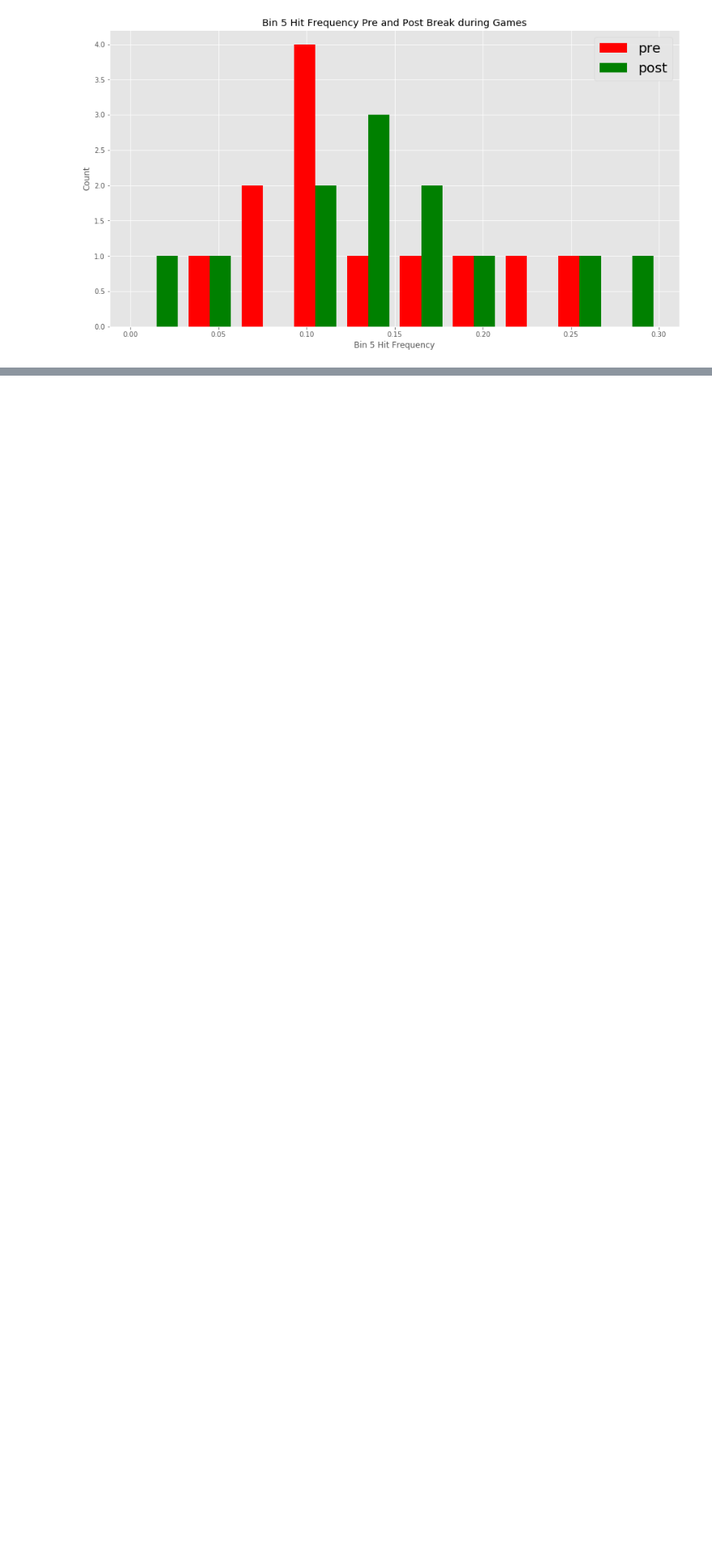
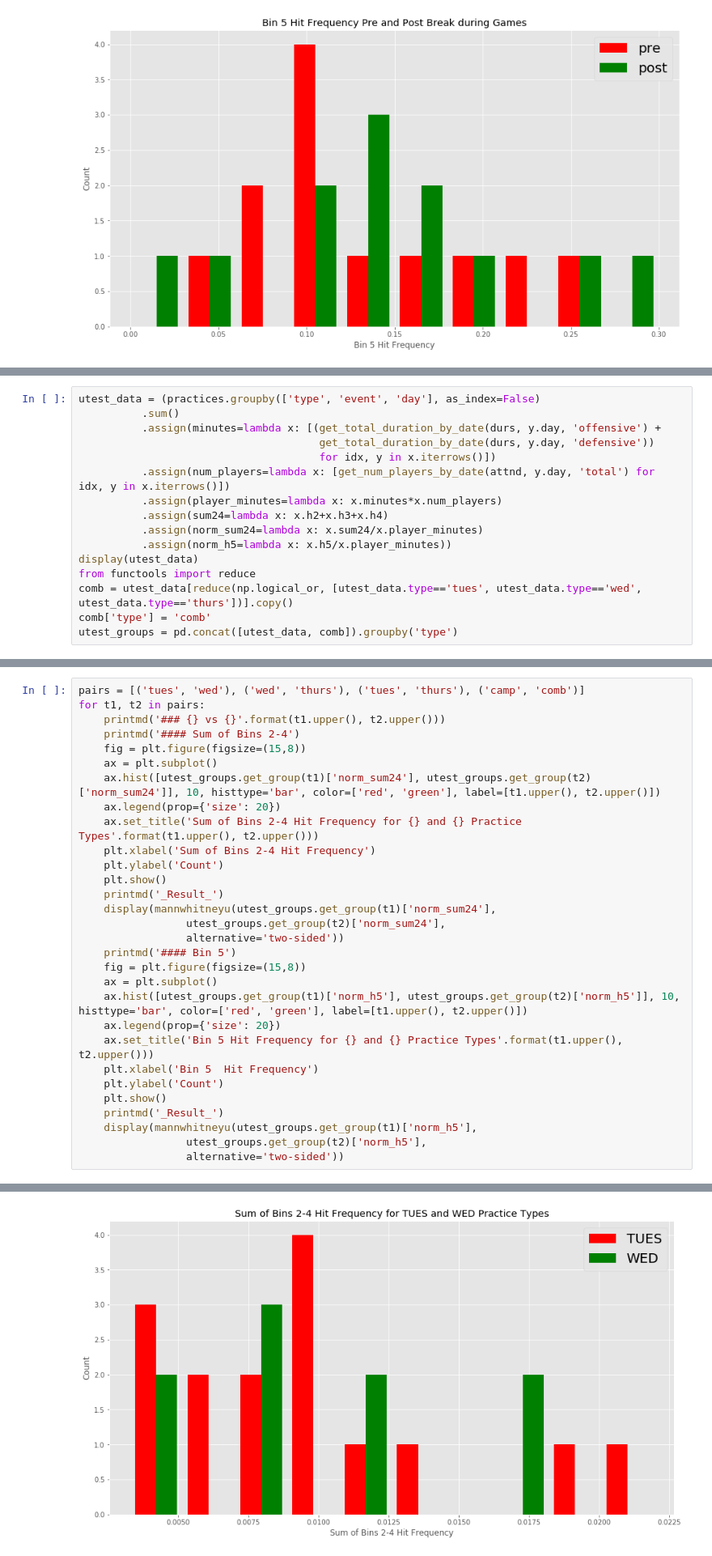
Before and after one commit to smhilde/ut_hits, a Jupyter notebook: Round 2.ipynb, the cells around one changed output, grey strips where cells are left out. Shown at 81% size. Drawn from its saved outputs; the diff is of its cells as text; blank space fills up the shorter version.

```diff
--- a/Round 2.ipynb
+++ b/Round 2.ipynb
@@ -946,0 +951,16 @@ plt.show()
+# %%
+utest_data = (practices.groupby(['type', 'event', 'day'], as_index=False)
+          .sum()
+          .assign(minutes=lambda x: [(get_total_duration_by_date(durs, y.day, 'offensive') +
+                                      get_total_duration_by_date(durs, y.day, 'defensive'))
+                                      for idx, y in x.iterrows()])
+          .assign(num_players=lambda x: [get_num_players_by_date(attnd, y.day, 'total') for idx, y in x.iterrows()])
+          .assign(player_minutes=lambda x: x.minutes*x.num_players)
+          .assign(sum24=lambda x: x.h2+x.h3+x.h4)
+          .assign(norm_sum24=lambda x: x.sum24/x.player_minutes)
+          .assign(norm_h5=lambda x: x.h5/x.player_minutes))
+display(utest_data)
+from functools import reduce
+comb = utest_data[reduce(np.logical_or, [utest_data.type=='tues', utest_data.type=='wed', utest_data.type=='thurs'])].copy()
+comb['type'] = 'comb'
+utest_groups = pd.concat([utest_data, comb]).groupby('type')
@@ -946,0 +985,31 @@ plt.show()
+# %%
+pairs = [('tues', 'wed'), ('wed', 'thurs'), ('tues', 'thurs'), ('camp', 'comb')]
+for t1, t2 in pairs:
+    printmd('### {} vs {}'.format(t1.upper(), t2.upper()))
+    printmd('#### Sum of Bins 2-4')
+    fig = plt.figure(figsize=(15,8))
+    ax = plt.subplot()
+    ax.hist([utest_groups.get_group(t1)['norm_sum24'], utest_groups.get_group(t2)['norm_sum24']], 10, histtype='bar', color=['red', 'green'], label=[t1.upper(), t2.upper()])
+    ax.legend(prop={'size': 20})
+    ax.set_title('Sum of Bins 2-4 Hit Frequency for {} and {} Practice Types'.format(t1.upper(), t2.upper()))
+    plt.xlabel('Sum of Bins 2-4 Hit Frequency')
+    plt.ylabel('Count')
+    plt.show()
+    printmd('_Result_')
+    display(mannwhitneyu(utest_groups.get_group(t1)['norm_sum24'],
+                 utest_groups.get_group(t2)['norm_sum24'],
+                 alternative='two-sided'))
+    printmd('#### Bin 5')
+    fig = plt.figure(figsize=(15,8))
+    ax = plt.subplot()
+    ax.hist([utest_groups.get_group(t1)['norm_h5'], utest_groups.get_group(t2)['norm_h5']], 10, histtype='bar', color=['red', 'green'], label=[t1.upper(), t2.upper()])
+    ax.legend(prop={'size': 20})
+    ax.set_title('Bin 5 Hit Frequency for {} and {} Practice Types'.format(t1.upper(), t2.upper()))
+    plt.xlabel('Bin 5  Hit Frequency')
+    plt.ylabel('Count')
+    plt.show()
+    printmd('_Result_')
+    display(mannwhitneyu(utest_groups.get_group(t1)['norm_h5'],
+                 utest_groups.get_group(t2)['norm_h5'],
+                 alternative='two-sided'))
+# %% [output]
@@ -946,0 +1018 @@ plt.show()
+[figure, added]
```
Also changed, not shown: parts of 22 cells of this notebook, 1 other file.
